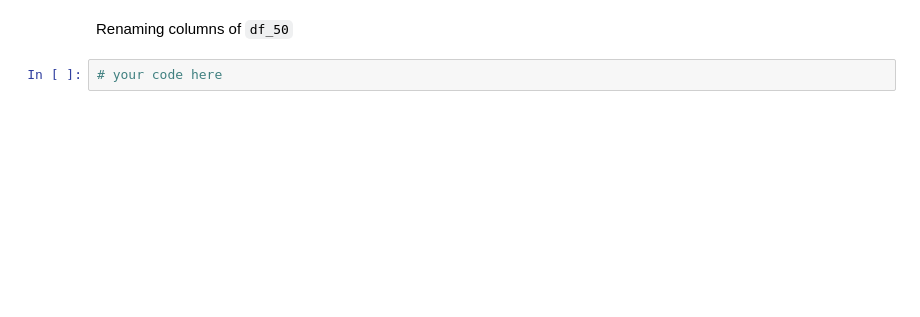
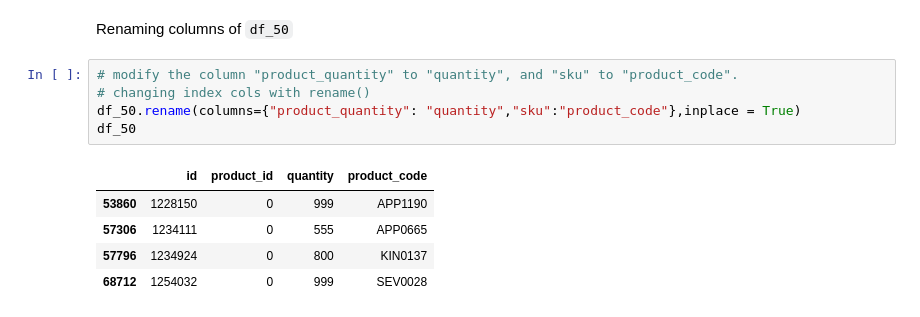
Before and after one commit to PhoenixCC0722/JoinTheGame_Magist, a Jupyter notebook: 3_1_1_data_exploration_challenges.ipynb, the cells around one changed output. Drawn from its saved outputs; the diff is of its cells as text; blank space fills up the shorter version.

```diff
--- a/3_1_1_data_exploration_challenges.ipynb
+++ b/3_1_1_data_exploration_challenges.ipynb
@@ -699,4 +727,13 @@ Creating `df_50`
 # %% [markdown]
 Renaming columns of `df_50`
-# %%
-# your code here
+# %%
+# modify the column "product_quantity" to "quantity", and "sku" to "product_code".
+# changing index cols with rename()
+df_50.rename(columns={"product_quantity": "quantity","sku":"product_code"},inplace = True)
+df_50
+# %% [output]
+|  | id | product_id | quantity | product_code |
+| 53860 | 1228150 | 0 | 999 | APP1190 |
+| 57306 | 1234111 | 0 | 555 | APP0665 |
+| 57796 | 1234924 | 0 | 800 | KIN0137 |
+| 68712 | 1254032 | 0 | 999 | SEV0028 |
```
Also changed, not shown: parts of 4 cells of this notebook.
